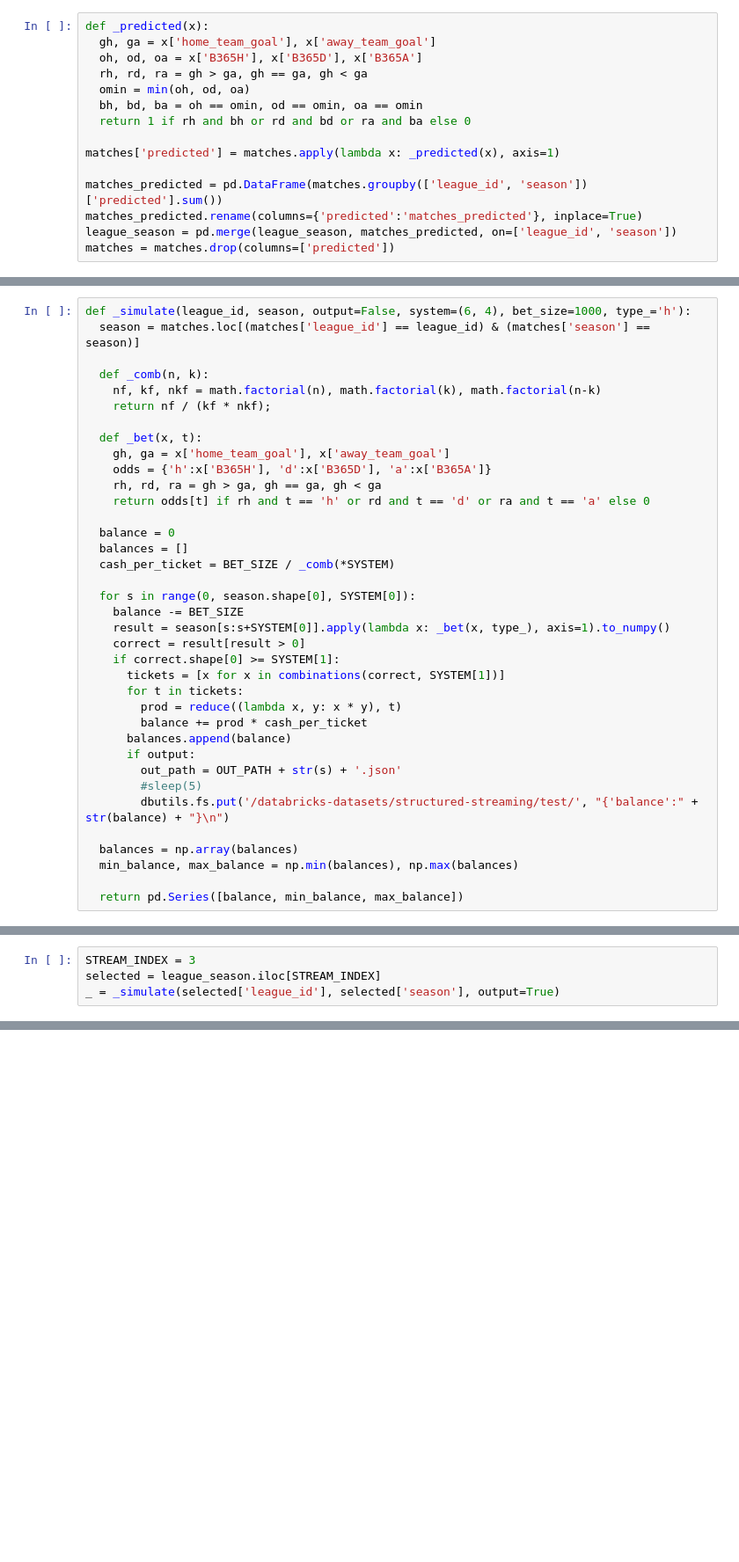
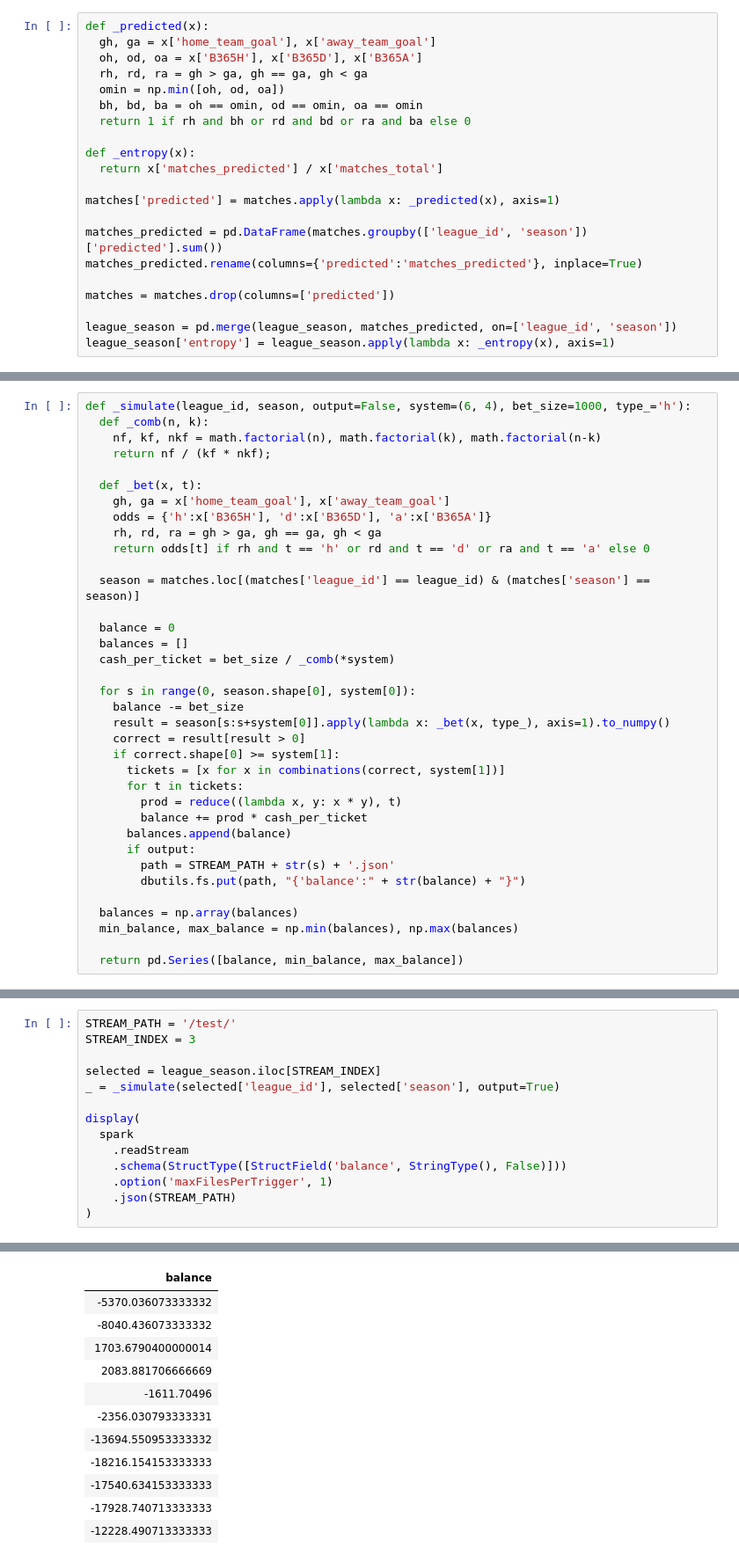
Before and after one commit to jelic98/raf_vp, a Jupyter notebook: project/main.ipynb, the cells around one changed output, grey strips where cells are left out. Shown at 88% size. Saved outputs shown, nothing was run; the diff lists cells and outputs as text; blank space fills up the shorter version.

```diff
--- a/project/main.ipynb
+++ b/project/main.ipynb
@@ -60,15 +62,21 @@ def _predicted(x):
   gh, ga = x['home_team_goal'], x['away_team_goal']
   oh, od, oa = x['B365H'], x['B365D'], x['B365A']
   rh, rd, ra = gh > ga, gh == ga, gh < ga
-  omin = min(oh, od, oa)
+  omin = np.min([oh, od, oa])
   bh, bd, ba = oh == omin, od == omin, oa == omin
   return 1 if rh and bh or rd and bd or ra and ba else 0
+
+def _entropy(x):
+  return x['matches_predicted'] / x['matches_total']
 
 matches['predicted'] = matches.apply(lambda x: _predicted(x), axis=1)
 
 matches_predicted = pd.DataFrame(matches.groupby(['league_id', 'season'])['predicted'].sum())
 matches_predicted.rename(columns={'predicted':'matches_predicted'}, inplace=True)
+
+matches = matches.drop(columns=['predicted'])
+
 league_season = pd.merge(league_season, matches_predicted, on=['league_id', 'season'])
-matches = matches.drop(columns=['predicted'])
+league_season['entropy'] = league_season.apply(lambda x: _entropy(x), axis=1)
 # %% [output]
 [interactive output not drawn]
@@ -82,7 +83,5 @@ league_season['entropy'] = league_season.apply(lambda x: _entropy(x), axis=1)
 # %%
 def _simulate(league_id, season, output=False, system=(6, 4), bet_size=1000, type_='h'):
-  season = matches.loc[(matches['league_id'] == league_id) & (matches['season'] == season)]
-
   def _comb(n, k):
     nf, kf, nkf = math.factorial(n), math.factorial(k), math.factorial(n-k)
     return nf / (kf * nkf);
@@ -93,24 +92,25 @@ def _simulate(league_id, season, output=False, system=(6, 4), bet_size=1000, typ
     rh, rd, ra = gh > ga, gh == ga, gh < ga
     return odds[t] if rh and t == 'h' or rd and t == 'd' or ra and t == 'a' else 0
 
+  season = matches.loc[(matches['league_id'] == league_id) & (matches['season'] == season)]
+
   balance = 0
   balances = []
-  cash_per_ticket = BET_SIZE / _comb(*SYSTEM)
+  cash_per_ticket = bet_size / _comb(*system)
 
-  for s in range(0, season.shape[0], SYSTEM[0]):
-    balance -= BET_SIZE
-    result = season[s:s+SYSTEM[0]].apply(lambda x: _bet(x, type_), axis=1).to_numpy()
+  for s in range(0, season.shape[0], system[0]):
+    balance -= bet_size
+    result = season[s:s+system[0]].apply(lambda x: _bet(x, type_), axis=1).to_numpy()
     correct = result[result > 0]
-    if correct.shape[0] >= SYSTEM[1]:
-      tickets = [x for x in combinations(correct, SYSTEM[1])]
+    if correct.shape[0] >= system[1]:
+      tickets = [x for x in combinations(correct, system[1])]
       for t in tickets:
         prod = reduce((lambda x, y: x * y), t)
         balance += prod * cash_per_ticket
       balances.append(balance)
       if output:
-        out_path = OUT_PATH + str(s) + '.json'
-        #sleep(5)
-        dbutils.fs.put('/databricks-datasets/structured-streaming/test/', "{'balance':" + str(balance) + "}\n")
+        path = STREAM_PATH + str(s) + '.json'
+        dbutils.fs.put(path, "{'balance':" + str(balance) + "}")
 
   balances = np.array(balances)
   min_balance, max_balance = np.min(balances), np.max(balances)
@@ -165,5 +158,15 @@ unmount(mountPoint: String): boolean -> Deletes a DBFS mount point
 # %%
+STREAM_PATH = '/test/'
 STREAM_INDEX = 3
+
 selected = league_season.iloc[STREAM_INDEX]
 _ = _simulate(selected['league_id'], selected['season'], output=True)
+
+display(
+  spark
+    .readStream
+    .schema(StructType([StructField('balance', StringType(), False)]))
+    .option('maxFilesPerTrigger', 1)
+    .json(STREAM_PATH)
+)
 # %% [output]
@@ -171,0 +173,12 @@ _ = _simulate(selected['league_id'], selected['season'], output=True)
+| balance |
+| -5370.036073333332 |
+| -8040.436073333332 |
+| 1703.6790400000014 |
+| 2083.881706666669 |
+| -1611.70496 |
+| -2356.030793333331 |
+| -13694.550953333332 |
+| -18216.154153333333 |
+| -17540.634153333333 |
+| -17928.740713333333 |
+| -12228.490713333333 |
```
Also changed, not shown: parts of 10 cells of this notebook.
